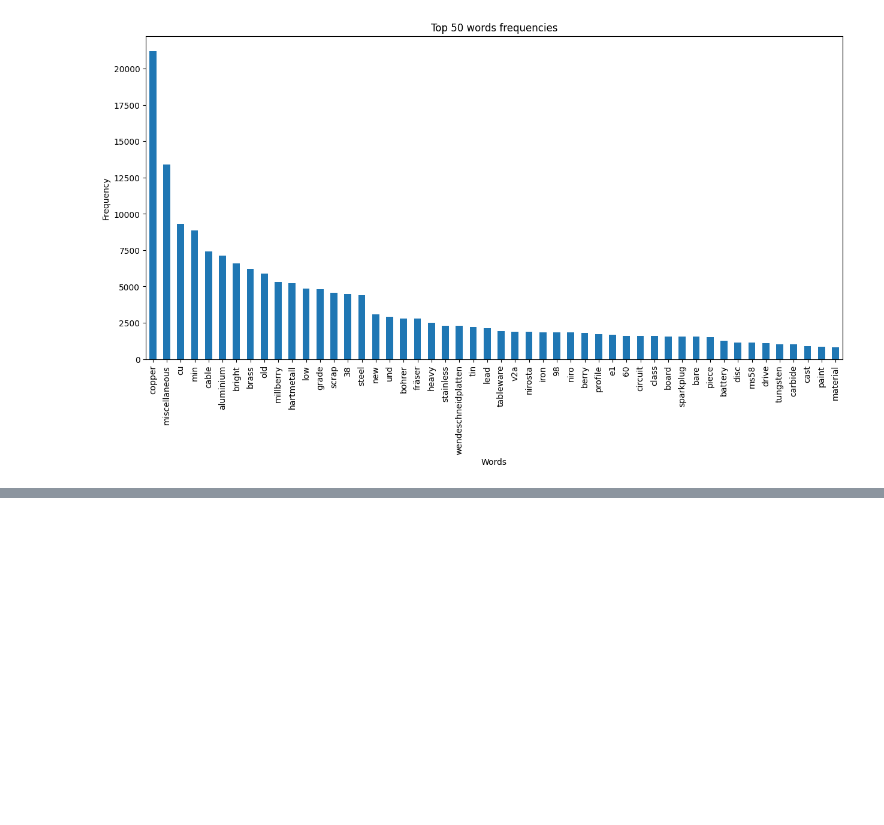
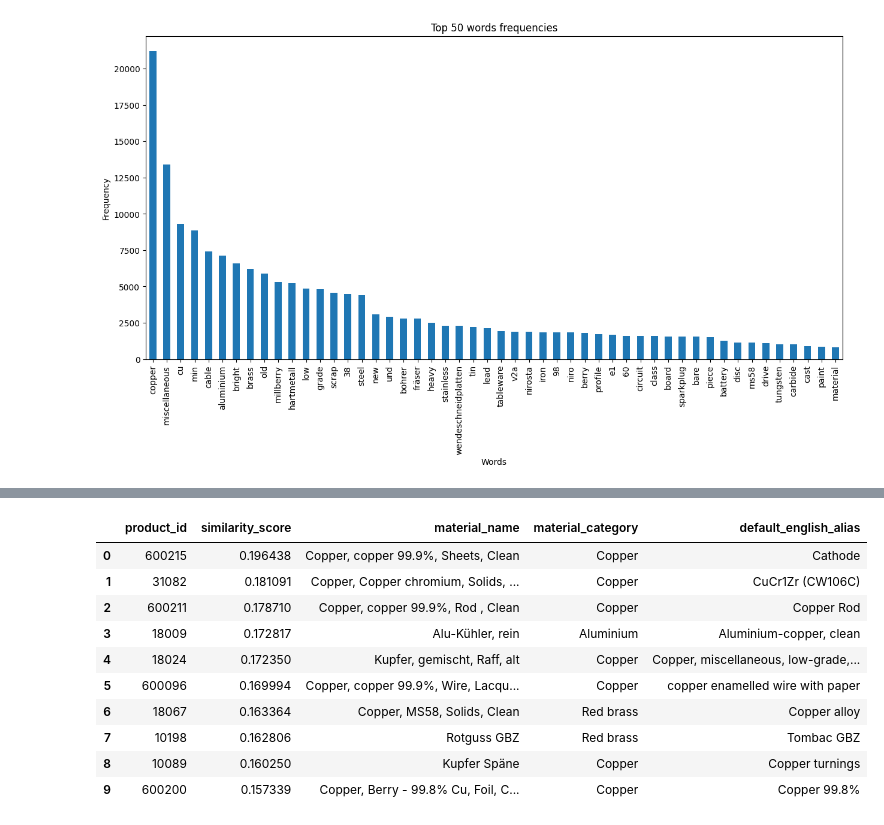
Before and after one commit to Bernardo-giff/work_based_project, a Jupyter notebook: baseline.ipynb, the cells around one changed output, grey strips where cells are left out. Saved outputs shown, nothing was run; the diff lists cells and outputs as text; code cells hidden in the pictures; blank space fills up the shorter version.

Commit message:
First version of the similarity algorithm

```diff
--- a/baseline.ipynb
+++ b/baseline.ipynb
@@ -283,0 +452,12 @@ plt.show()
+# %%
+# Read the query from the query file
+queries_path = os.path.join(os.getcwd(), "queries/")
+
+# Read the cart items query
+query = open(queries_path + "materials.sql").read()
+
+# Get cart_items
+materials = get_df_from_databricks(query)
+
+# Change product_id to int
+materials['product_id'] = materials['product_id'].astype(int)
@@ -283,0 +469,51 @@ plt.show()
+# %%
+# Initialize the TfidfVectorizer
+tfidf = TfidfVectorizer()
+
+# Corpus
+corpus = material_desc_df['text'].to_list()
+
+# Material to test
+material = 'Copper milb'
+
+# Add new material to corpus
+corpus.append(material)
+# Construct the TF-IDF matrix
+tfidf_matrix = tfidf.fit_transform(corpus)
+# Generate the cosine similarity matrix
+cosine_sim = linear_kernel(tfidf_matrix,tfidf_matrix)
+
+# Get scores of the last material
+sim_scores = list(enumerate(cosine_sim[-1]))
+
+# Sort the materials based on the similarity scores
+sim_scores = sorted(sim_scores, key=lambda x: x[1], reverse=True)
+
+# Get the scores for 10 most similar materials
+sim_scores = sim_scores[1:11]
+
+# Get the material indices
+material_indices = [i[0] for i in sim_scores]
+
+# Return the top 10 most similar materials
+top_n_scores = material_desc_df['product_id'].iloc[material_indices]
+
+# Create DataFrame with top 10 most similar materials and their scores
+top_n_scores_df = pd.DataFrame({'product_id': top_n_scores, 'similarity_score': [i[1] for i in sim_scores]})
+
+# Merge with materials DataFrame to get material details
+result = pd.merge(top_n_scores_df, materials, on='product_id')
+
+result
+# %% [output]
+|  | product_id | similarity_score | material_name | material_category | default_english_alias |
+| 0 | 600215 | 0.196438 | Copper, copper 99.9%, Sheets, Clean | Copper | Cathode |
+| 1 | 31082 | 0.181091 | Copper, Copper chromium, Solids, ... | Copper | CuCr1Zr (CW106C) |
+| 2 | 600211 | 0.178710 | Copper, copper 99.9%, Rod , Clean | Copper | Copper Rod |
+| 3 | 18009 | 0.172817 | Alu-Kühler, rein | Aluminium | Aluminium-copper, clean |
+| 4 | 18024 | 0.172350 | Kupfer, gemischt, Raff, alt | Copper | Copper, miscellaneous, low-grade,... |
+| 5 | 600096 | 0.169994 | Copper, copper 99.9%, Wire, Lacqu... | Copper | copper enamelled wire with paper |
+| 6 | 18067 | 0.163364 | Copper, MS58, Solids, Clean | Red brass | Copper alloy |
+| 7 | 10198 | 0.162806 | Rotguss GBZ | Red brass | Tombac GBZ |
+| 8 | 10089 | 0.160250 | Kupfer Späne | Copper | Copper turnings |
+| 9 | 600200 | 0.157339 | Copper, Berry - 99.8% Cu, Foil, C... | Copper | Copper 99.8% |
```
Also changed, not shown: parts of 12 cells of this notebook, 3 other files.
